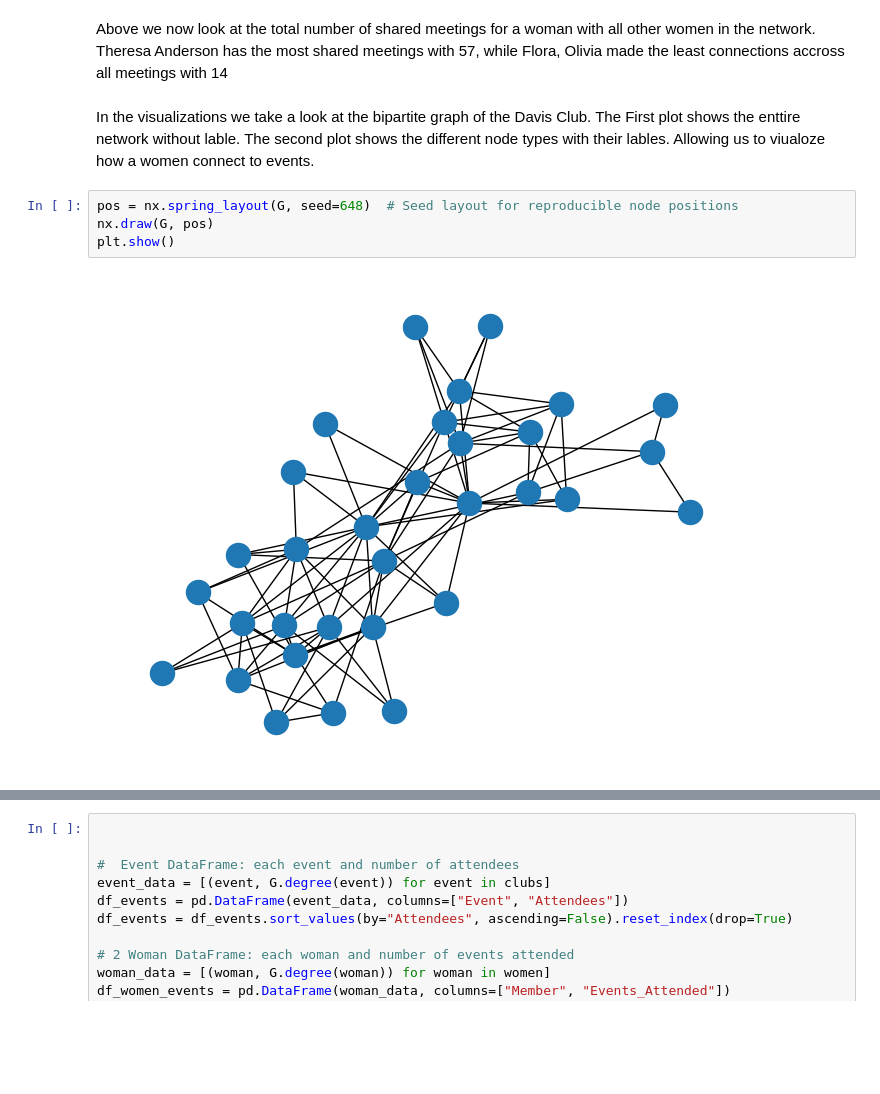
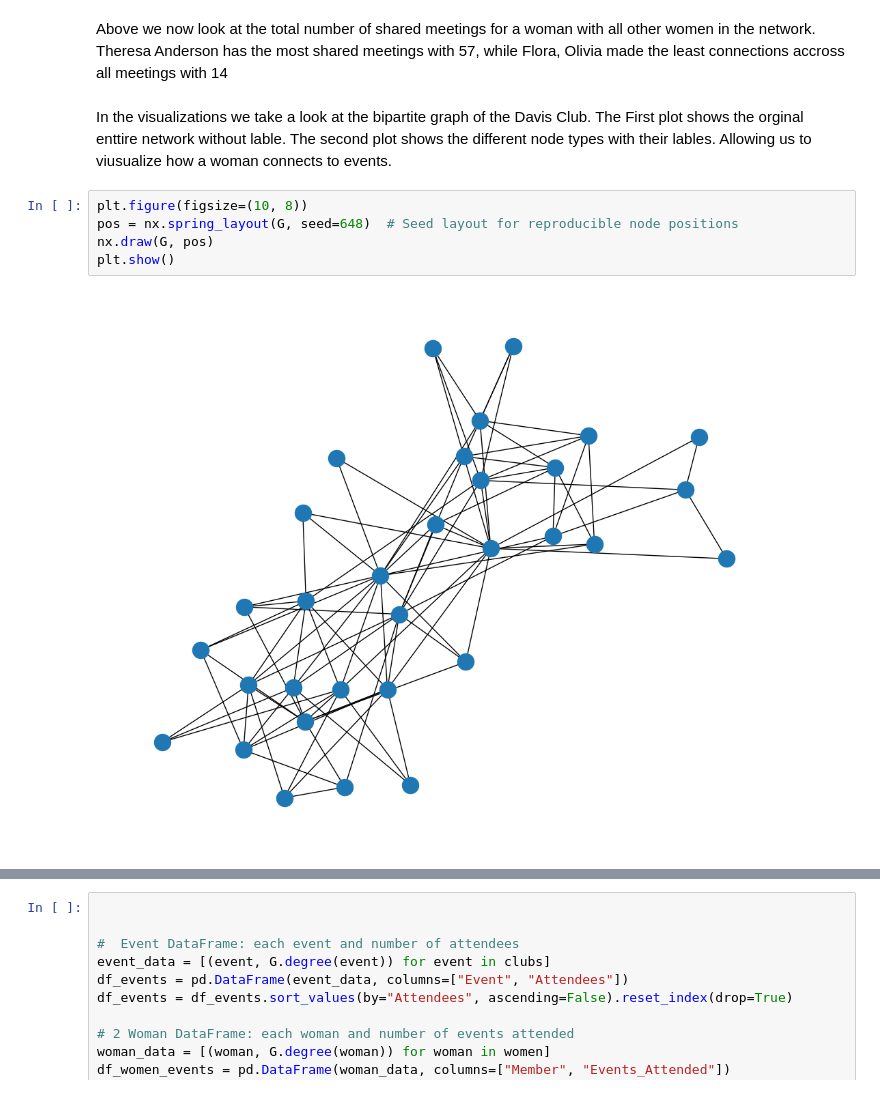
Before and after one commit to DW8888/Data620, a Jupyter notebook: davis_club.ipynb, the cells around one changed output, grey strips where cells are left out. Cells and saved outputs as stored; diff of their text form; blank space fills up the shorter version.

```diff
--- a/davis_club.ipynb
+++ b/davis_club.ipynb
@@ -101,11 +101,12 @@ df_weighted
 Above we now look at the total number of shared meetings for a woman with all other women in the network.
 Theresa Anderson has the most shared meetings with 57,  while Flora, Olivia made the least connections accross all meetings with 14
 # %% [markdown]
-In the visualizations we take a look at the bipartite graph of the Davis Club. The First plot shows the enttire network without lable. The second plot shows the different node types with their lables. Allowing us to viualoze how a women connect to events.
+In the visualizations we take a look at the bipartite graph of the Davis Club. The First plot shows the orginal enttire network without lable. The second plot shows the different node types with their lables. Allowing us to viusualize how a woman connects to events.
 # %%
+plt.figure(figsize=(10, 8))
 pos = nx.spring_layout(G, seed=648)  # Seed layout for reproducible node positions
 nx.draw(G, pos)
 plt.show()
 # %% [output]
-[figure, old version]
+[figure, new version]
 # %%
```
Also changed, not shown: parts of 5 cells of this notebook.
